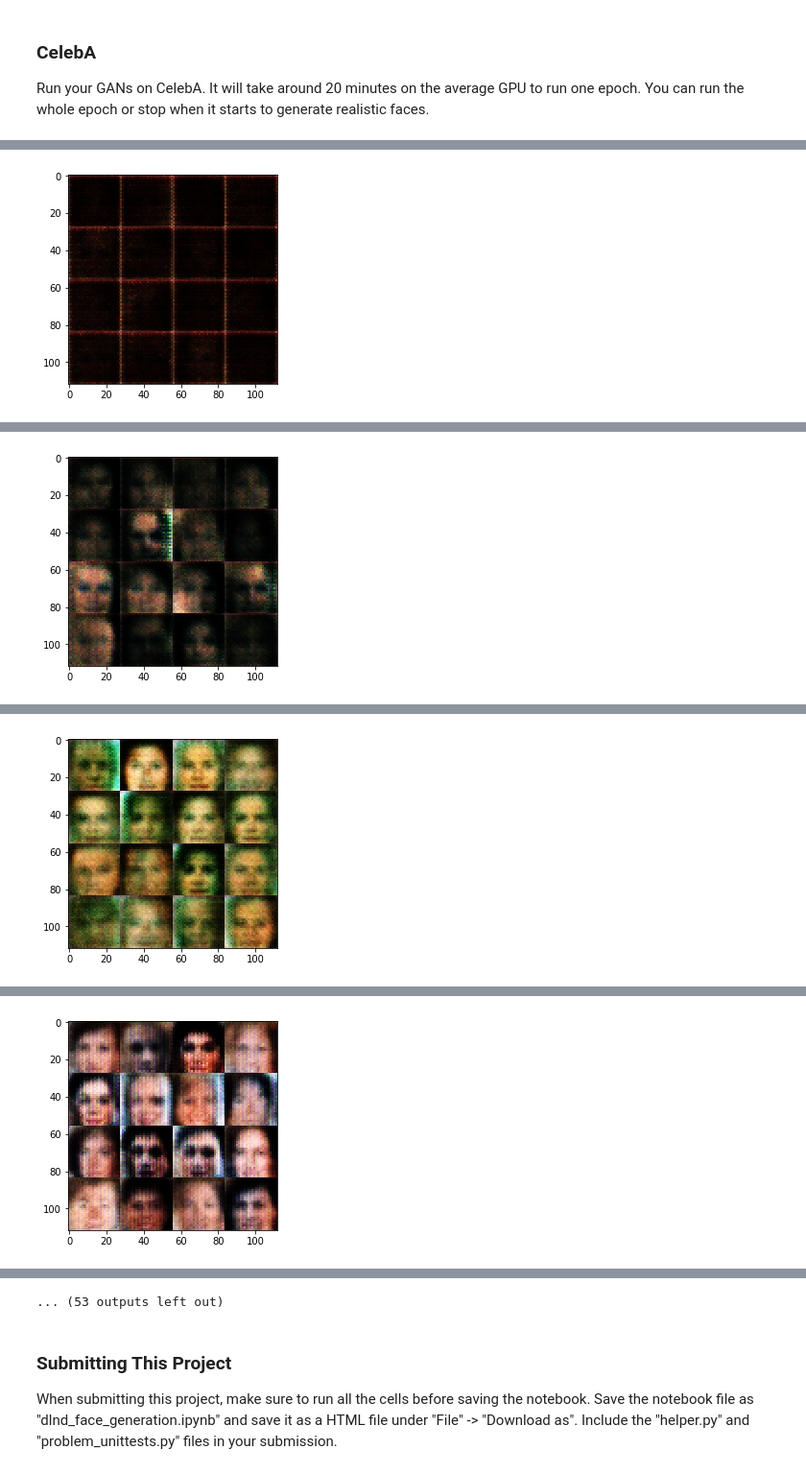
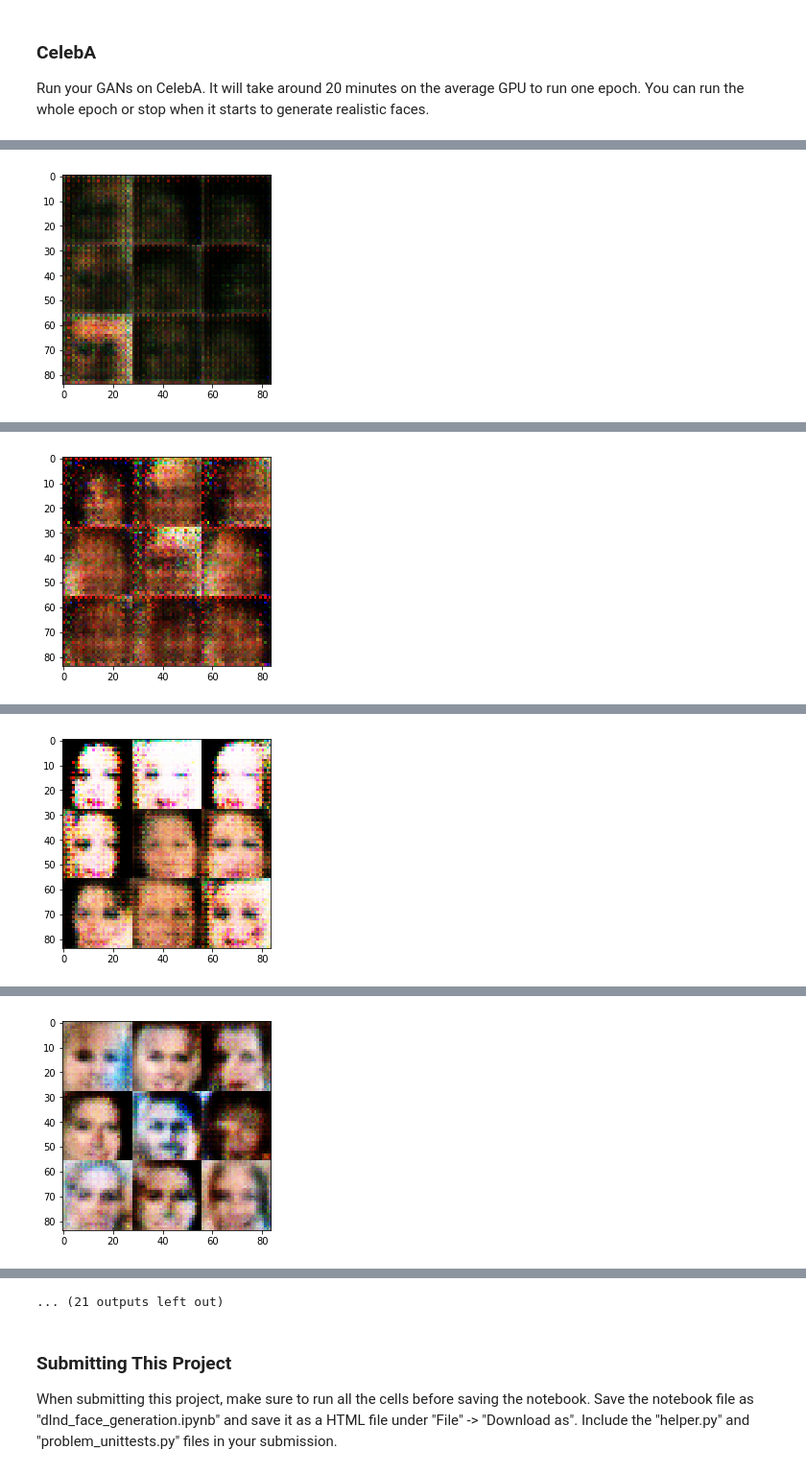
Before and after one commit to manankshastri/Face-Generation, a Jupyter notebook: dlnd_face_generation.ipynb, the cells around one changed output, grey strips where cells are left out. Shown at 96% size. Drawn from its saved outputs; the diff is of its cells as text; code cells hidden in the pictures.

```diff
--- a/dlnd_face_generation.ipynb
+++ b/dlnd_face_generation.ipynb
@@ -10,8 +10,9 @@ Since the celebA dataset is complex and you're doing GANs in a project for the f
 
 If you're using [FloydHub](https://www.floydhub.com/), set `data_dir` to "/input" and use the [FloydHub data ID](http://docs.floydhub.com/home/using_datasets/) "R5KrjnANiKVhLWAkpXhNBe".
 # %%
-data_dir = '/data'
+data_dir = 'data'
 !pip install matplotlib==2.0.2
+!pip install tqdm
 # FloydHub - Use with data ID "R5KrjnANiKVhLWAkpXhNBe"
 #data_dir = '/input'
 
@@ -398,14 +407,14 @@ def train(epoch_count, batch_size, z_dim, learning_rate, beta1, get_batches, dat
                 )
                 if steps == 1:
                     print('initial output:')
-                    show_generator_output(sess, 16, input_z, image_channels, data_image_mode)
+                    show_generator_output(sess, 9, input_z, image_channels, data_image_mode)
 
                 if steps % 10 == 0:
                     # At the end of each epoch, get the losses and print them out
                     train_loss_d = disc_loss.eval({input_z: batch_z, input_real: batch_images})
                     train_loss_g = gen_loss.eval({input_z: batch_z})
 
-                    print("Epoch {}/{}...".format(epoch_i+1, epochs),
+                    print("{}-Epoch {}/{}...".format(steps, epoch_i+1, epochs),
                           "Discriminator Loss: {:.4f}...".format(train_loss_d),
                           "Generator Loss: {:.4f}".format(train_loss_g))
                     # Save losses to view after training
@@ -413,7 +422,7 @@ def train(epoch_count, batch_size, z_dim, learning_rate, beta1, get_batches, dat
 
                 if steps % 100 == 0:
                     # show samples
-                    show_generator_output(sess, 16, input_z, image_channels, data_image_mode)
+                    show_generator_output(sess, 9, input_z, image_channels, data_image_mode)
 
 
         saver.save(sess, './generator.ckpt')
@@ -501,9 +510,9 @@ Epoch 1/2... Discriminator Loss: 0.9105... Generator Loss: 1.2236
 ### CelebA
 Run your GANs on CelebA.  It will take around 20 minutes on the average GPU to run one epoch.  You can run the whole epoch or stop when it starts to generate realistic faces.
 # %%
-batch_size = 64
+batch_size = 128
 z_dim = 100
-learning_rate = 0.0002
+learning_rate = 0.0005
 beta1 = 0.5
 
 
@@ -532 +541 @@ Epoch 1/1... Discriminator Loss: 0.4352... Generator Loss: 3.2713
-[figure, old version]
+[figure, new version]
@@ -543 +552 @@ Epoch 1/1... Discriminator Loss: 1.7245... Generator Loss: 0.5863
-[figure, old version]
+[figure, new version]
@@ -554 +563 @@ Epoch 1/1... Discriminator Loss: 0.5866... Generator Loss: 1.9550
-[figure, old version]
+[figure, new version]
@@ -565 +574 @@ Epoch 1/1... Discriminator Loss: 0.3912... Generator Loss: 4.2017
-[figure, old version]
+[figure, new version]
@@ -577,4 +586,4 @@ Epoch 1/1... Discriminator Loss: 1.2799... Generator Loss: 4.6131
-... (53 outputs left out)
+... (21 outputs left out)
 # %% [markdown]
 ### Submitting This Project
 When submitting this project, make sure to run all the cells before saving the notebook. Save the notebook file as "dlnd_face_generation.ipynb" and save it as a HTML file under "File" -> "Download as". Include the "helper.py" and "problem_unittests.py" files in your submission.
```
Also changed, not shown: parts of 8 cells of this notebook, 1 other file.
